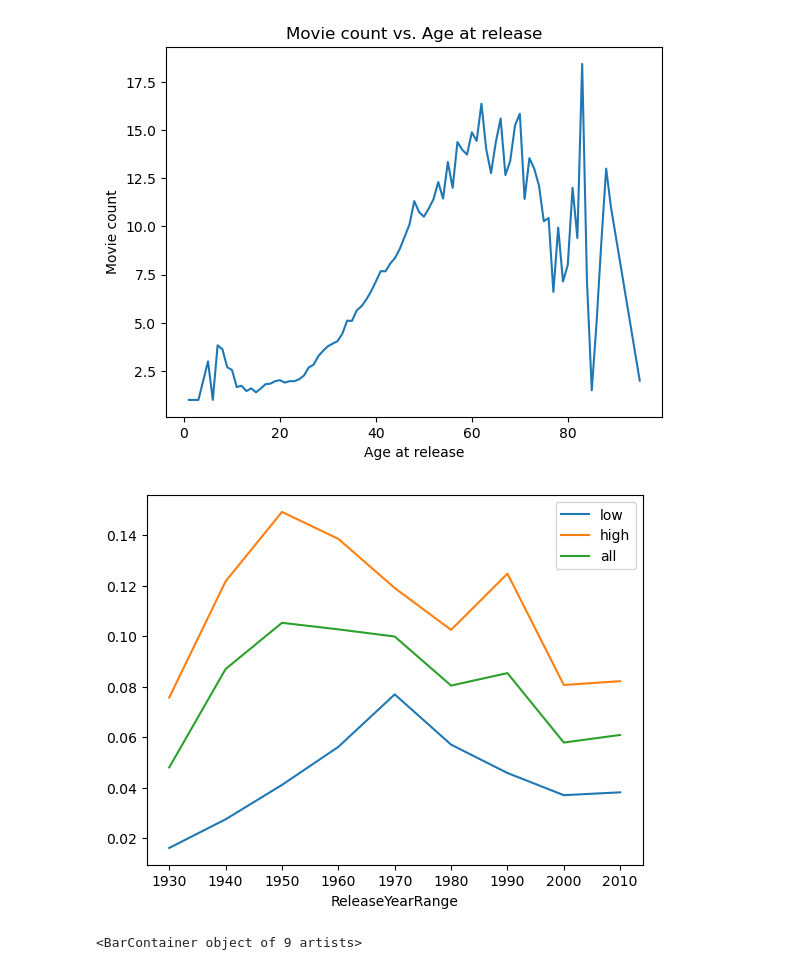
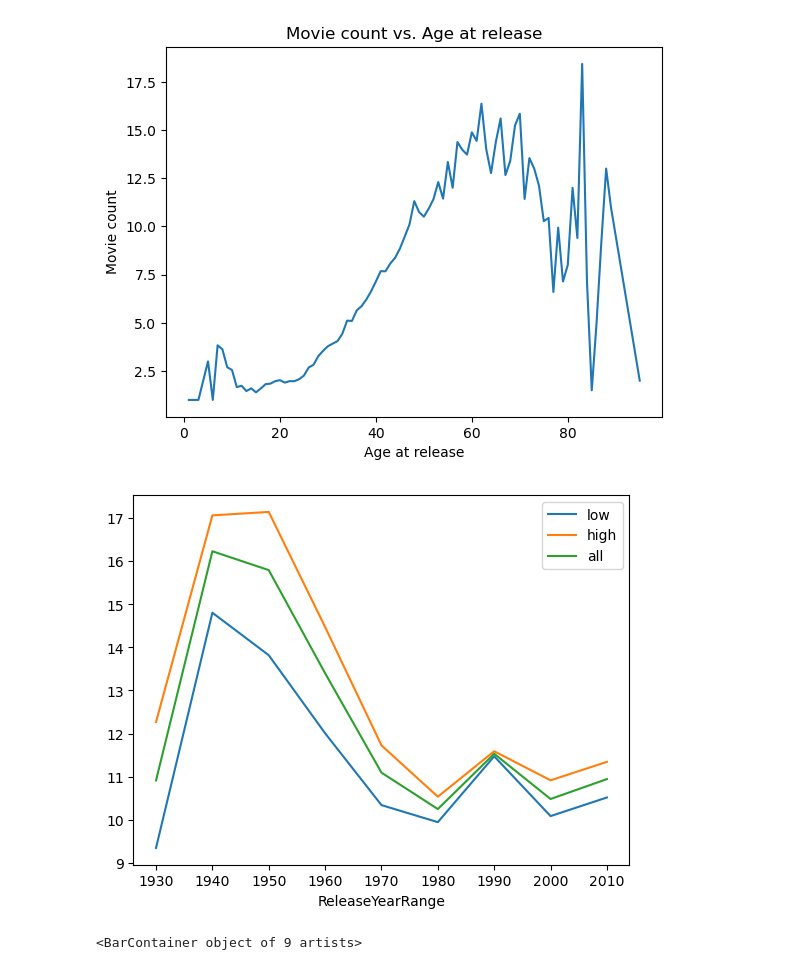
Before and after one commit to epfl-ada/ada-2023-project-dromadaire, a Jupyter notebook: ModeAnal.ipynb, the cells around one changed output. Cells and saved outputs as stored; diff of their text form; code cells hidden in the pictures.

Commit message:
plot pas très utile

```diff
--- a/ModeAnal.ipynb
+++ b/ModeAnal.ipynb
@@ -206,18 +209,18 @@ median_rating = f['averageRating'].median()
 high = f.query('averageRating >= @median_rating')
 low = f.query('averageRating < @median_rating')
 # %%
-low.groupby('ReleaseYearRange')['awards'].mean().plot()
+low.groupby('ReleaseYearRange')['genres_b4'].mean().plot()
 
 
-high.groupby('ReleaseYearRange')['awards'].mean().plot()
+high.groupby('ReleaseYearRange')['genres_b4'].mean().plot()
 
 
-f.groupby('ReleaseYearRange')['awards'].mean().plot()
+f.groupby('ReleaseYearRange')['genres_b4'].mean().plot()
 plt.legend(['low', 'high', 'all'])
 
 plt.show()
 # %% [output]
-[figure, old version]
+[figure, new version]
 # %%
 
 
```
Also changed, not shown: parts of 2 cells of this notebook.
